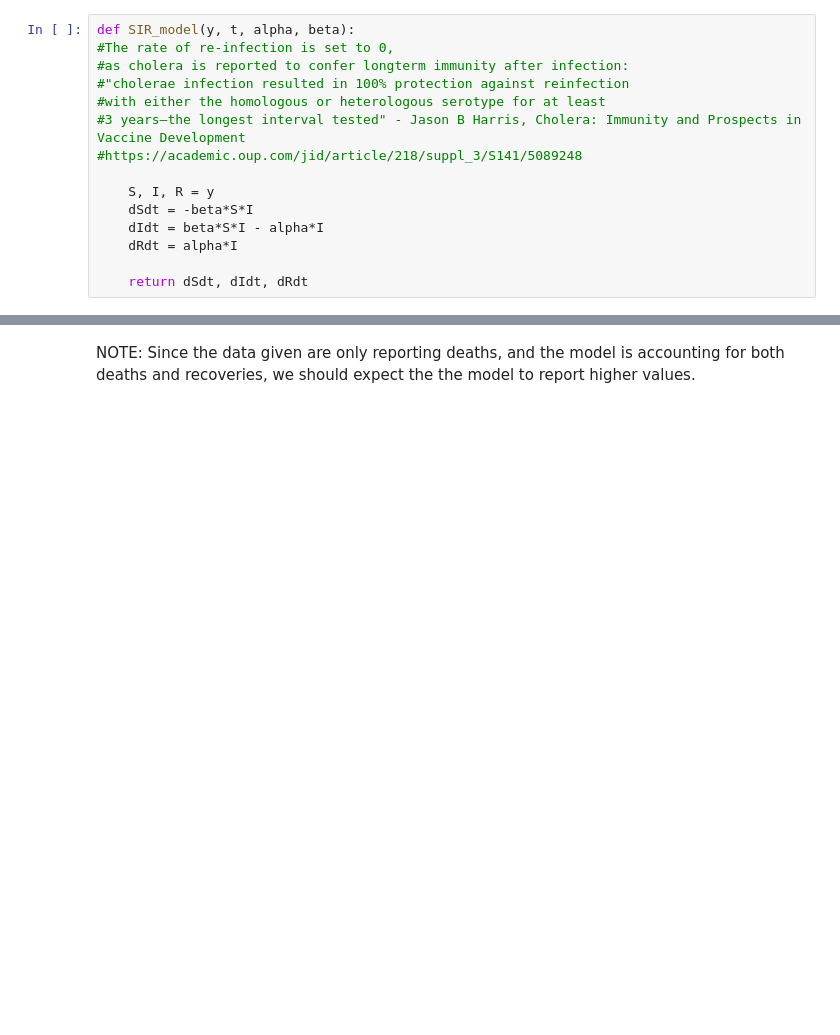
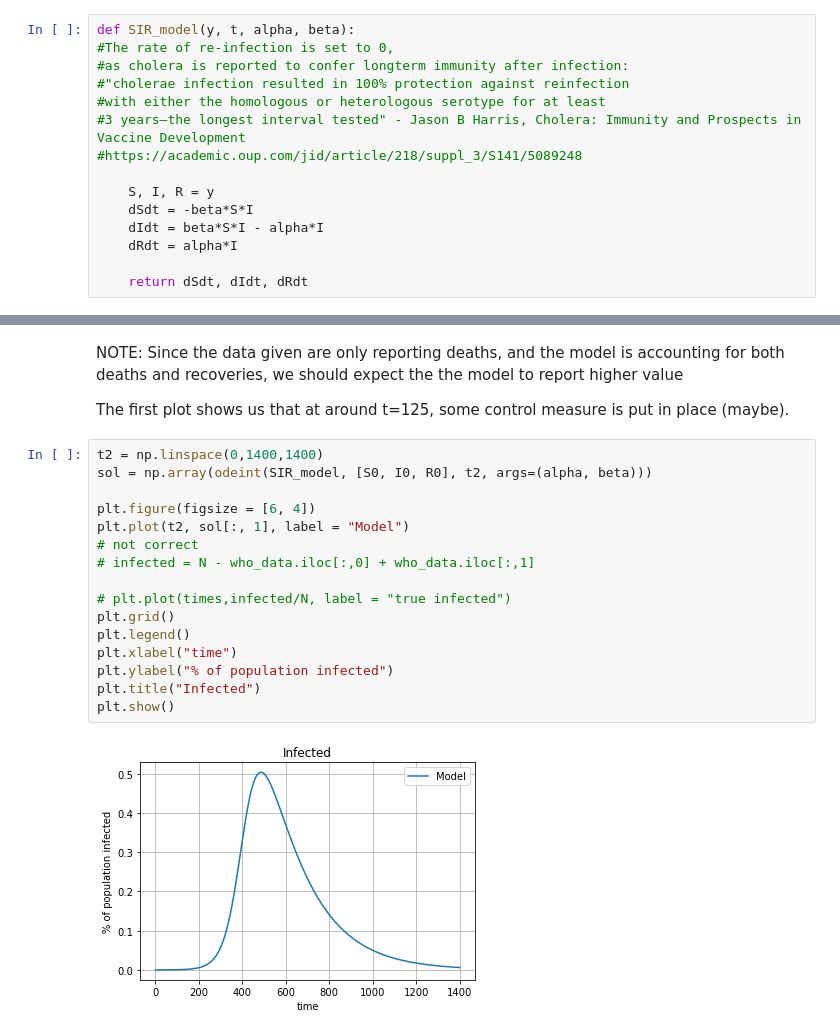
Before and after one commit to DusanKovac/Modelling-Cholera-Outbreak, a Jupyter notebook: first_go.ipynb, the cells around one changed output, grey strips where cells are left out. Saved outputs shown, nothing was run; the diff lists cells and outputs as text; blank space fills up the shorter version.

```diff
--- a/first_go.ipynb
+++ b/first_go.ipynb
@@ -66,2 +80,22 @@ plt.show()
 # %% [markdown]
-NOTE: Since the data given are only reporting deaths, and the model is accounting for both deaths and recoveries, we should expect the the model to report higher values.
+NOTE: Since the data given are only reporting deaths, and the model is accounting for both deaths and recoveries, we should expect the the model to report higher value
+
+The first plot shows us that at around t=125, some control measure is put in place (maybe).
+# %%
+t2 = np.linspace(0,1400,1400)
+sol = np.array(odeint(SIR_model, [S0, I0, R0], t2, args=(alpha, beta)))
+
+plt.figure(figsize = [6, 4])
+plt.plot(t2, sol[:, 1], label = "Model")
+# not correct
+# infected = N - who_data.iloc[:,0] + who_data.iloc[:,1]
+
+# plt.plot(times,infected/N, label = "true infected")
+plt.grid()
+plt.legend()
+plt.xlabel("time")
+plt.ylabel("% of population infected")
+plt.title("Infected")
+plt.show()
+# %% [output]
+[figure, added]
```
Also changed, not shown: parts of 19 cells of this notebook.
